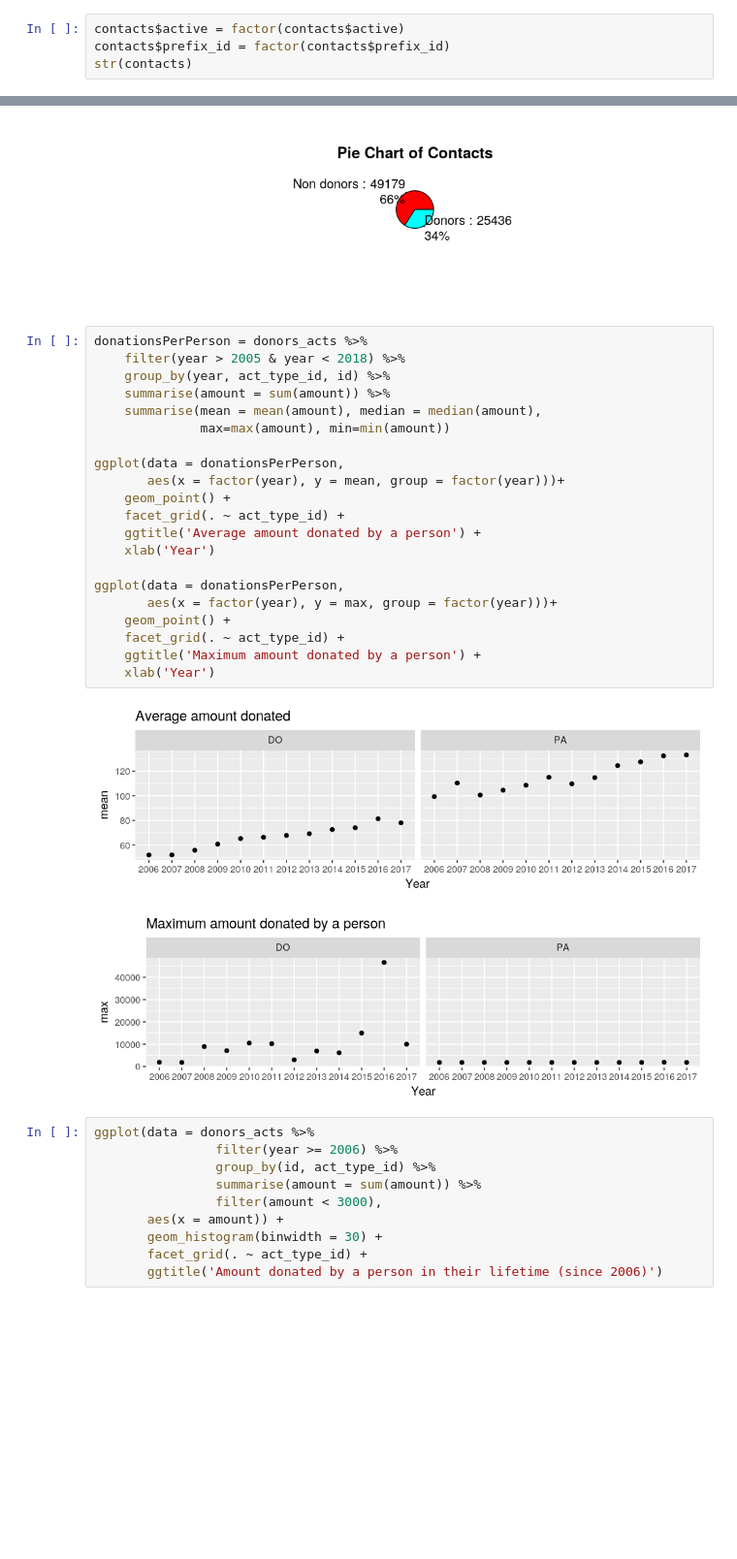
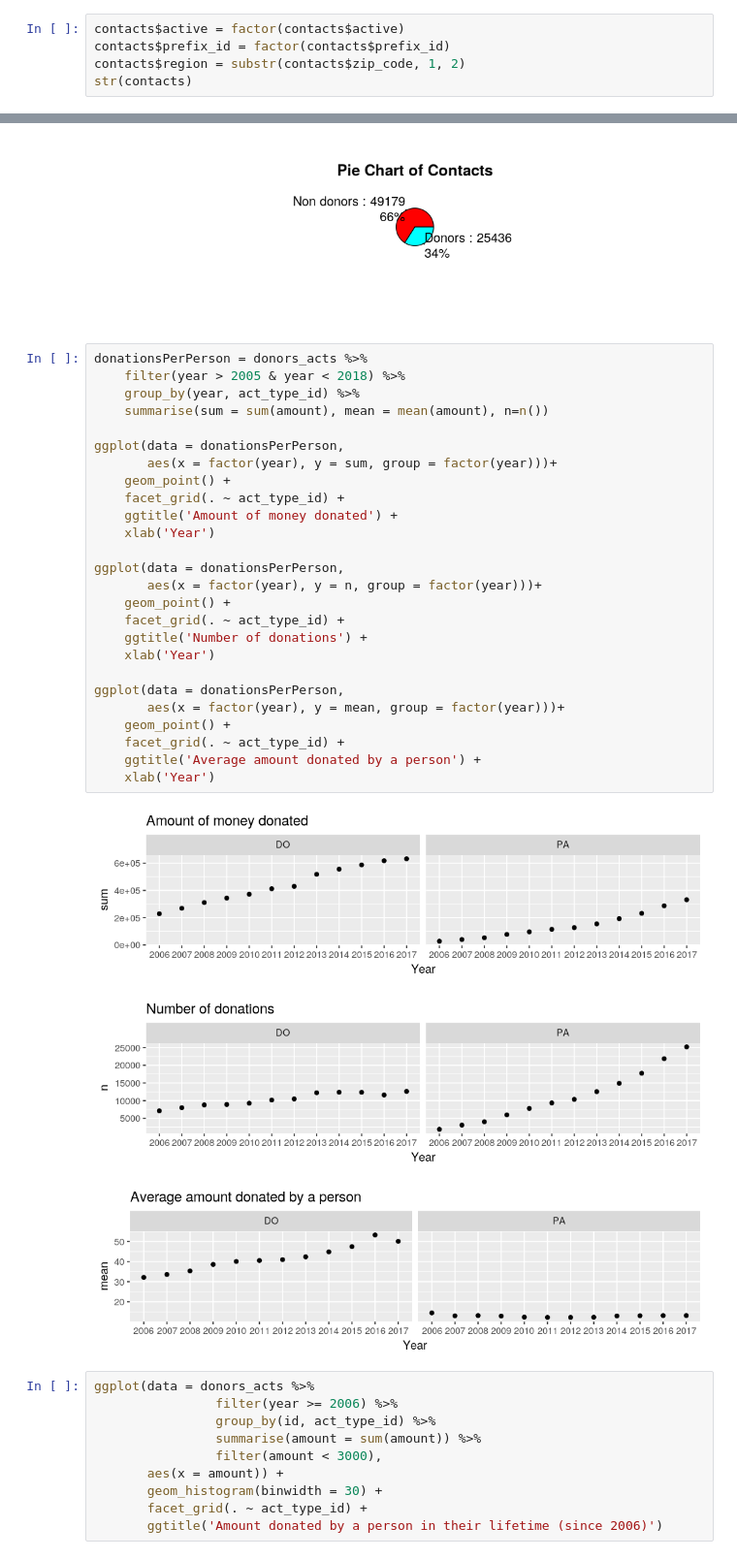
Before and after one commit to rymlaabiyad/MarketingAnalytics, a Jupyter notebook: assignment1.ipynb, the cells around one changed output, grey strips where cells are left out. Shown at 97% size. Saved outputs shown, nothing was run; the diff lists cells and outputs as text; blank space fills up the shorter version.

Commit message:
Regions

```diff
--- a/assignment1.ipynb
+++ b/assignment1.ipynb
@@ -257,5 +264,6 @@ str(contacts)
 # %%
 contacts$active = factor(contacts$active)
 contacts$prefix_id = factor(contacts$prefix_id)
+contacts$region = substr(contacts$zip_code, 1, 2)
 str(contacts)
 # %% [output]
@@ -284,27 +293,33 @@ pie(slices, labels = lbls, col=rainbow(length(lbls)), main="Pie Chart of Contact
 # %%
 donationsPerPerson = donors_acts %>%
     filter(year > 2005 & year < 2018) %>%
-    group_by(year, act_type_id, id) %>%
-    summarise(amount = sum(amount)) %>%
-    summarise(mean = mean(amount), median = median(amount),
-              max=max(amount), min=min(amount))
+    group_by(year, act_type_id) %>%
+    summarise(sum = sum(amount), mean = mean(amount), n=n())
+
+ggplot(data = donationsPerPerson,
+       aes(x = factor(year), y = sum, group = factor(year)))+
+    geom_point() +
+    facet_grid(. ~ act_type_id) +
+    ggtitle('Amount of money donated') +
+    xlab('Year')
+
+ggplot(data = donationsPerPerson,
+       aes(x = factor(year), y = n, group = factor(year)))+
+    geom_point() +
+    facet_grid(. ~ act_type_id) +
+    ggtitle('Number of donations') +
+    xlab('Year')
 
 ggplot(data = donationsPerPerson,
        aes(x = factor(year), y = mean, group = factor(year)))+
     geom_point() +
     facet_grid(. ~ act_type_id) +
     ggtitle('Average amount donated by a person') +
     xlab('Year')
-
-ggplot(data = donationsPerPerson,
-       aes(x = factor(year), y = max, group = factor(year)))+
-    geom_point() +
-    facet_grid(. ~ act_type_id) +
-    ggtitle('Maximum amount donated by a person') +
-    xlab('Year')
 # %% [output]
-[figure, old version]
+[figure, new version]
-[figure, old version]
+[figure, new version]
+[figure, added]
 # %%
 ggplot(data = donors_acts %>%
                 filter(year >= 2006) %>%
```
Also changed, not shown: parts of 24 cells of this notebook.
